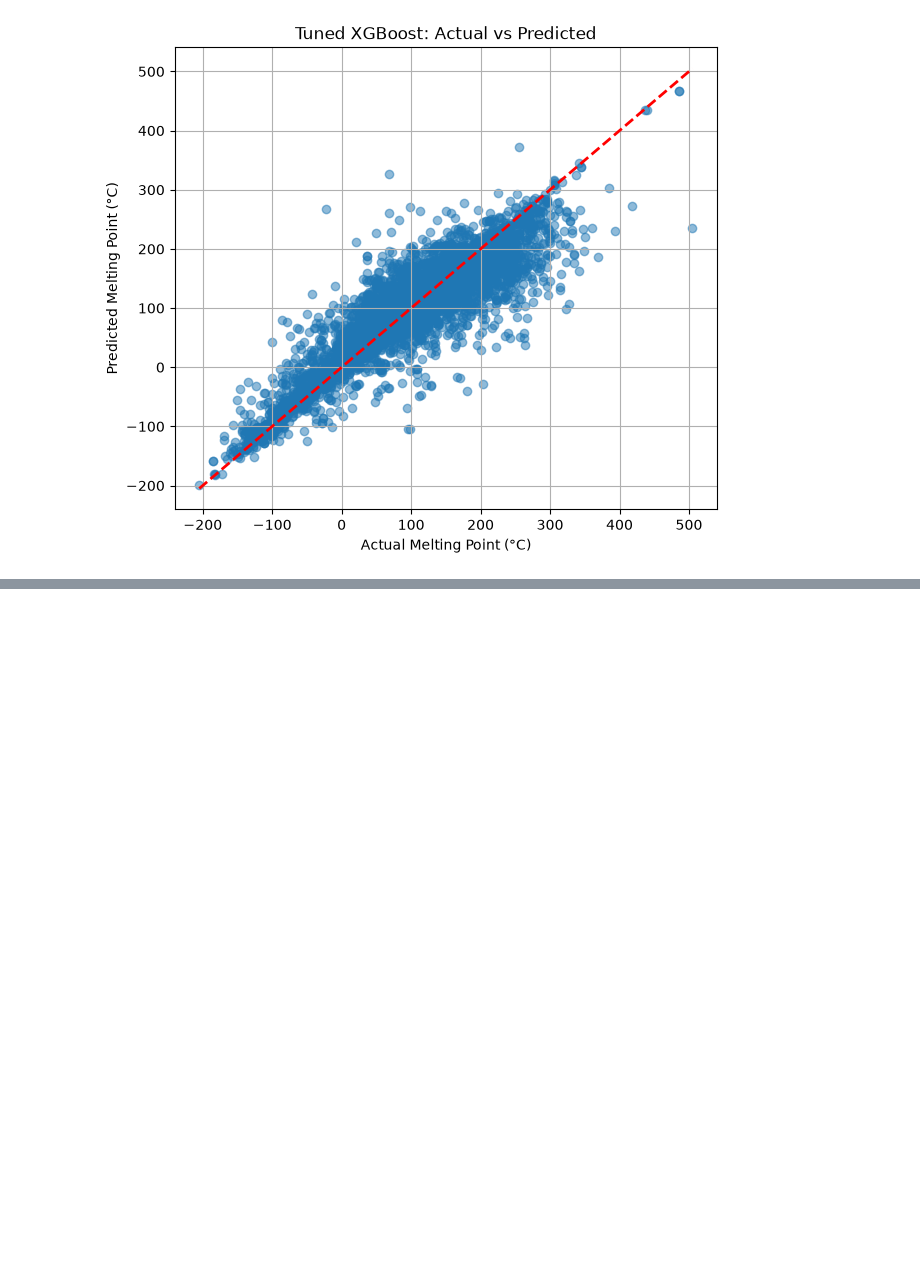
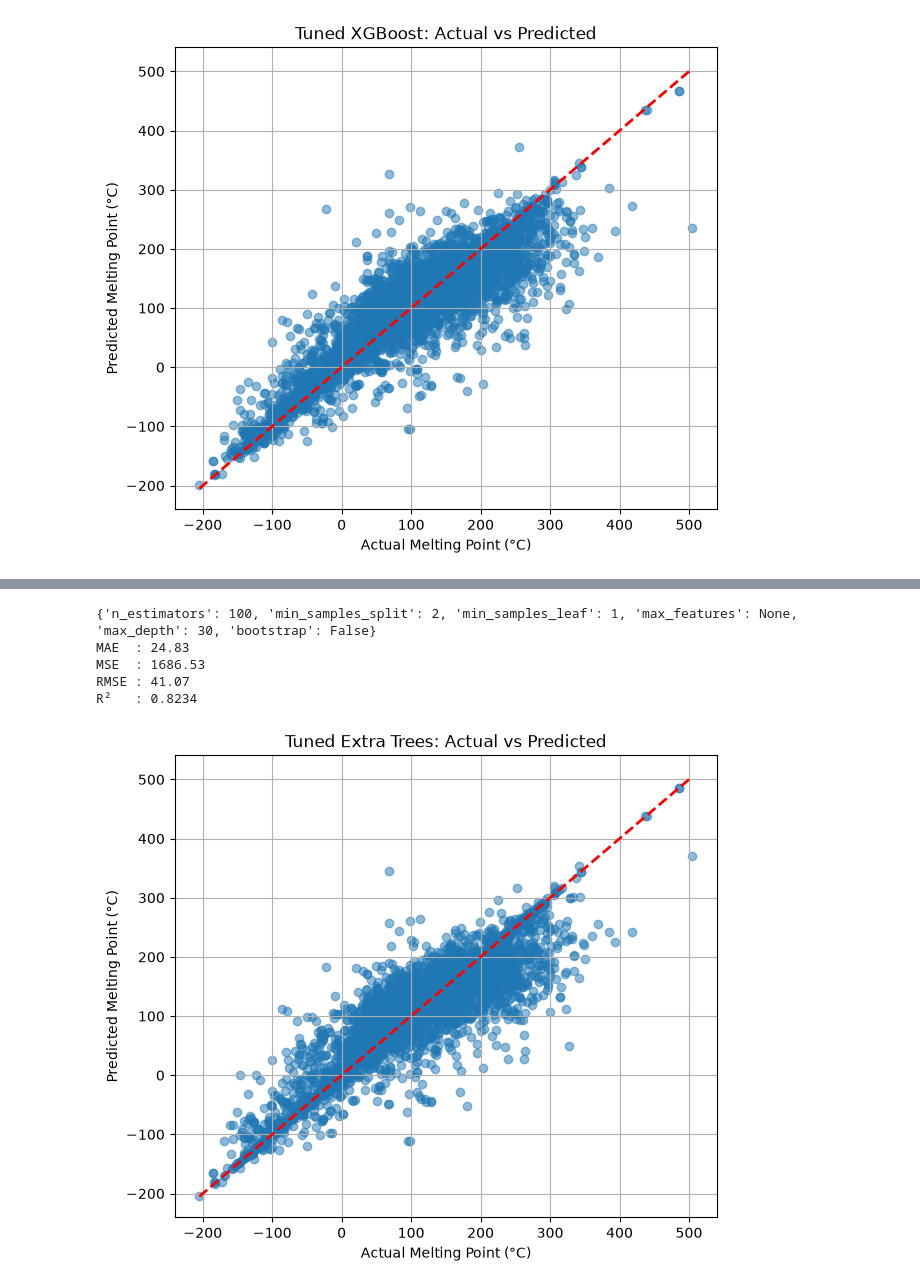
Before and after one commit to thedhawalpanchamiya/melting-point, a Jupyter notebook: melting-point.ipynb, the cells around one changed output, grey strips where cells are left out. Saved outputs shown, nothing was run; the diff lists cells and outputs as text; code cells hidden in the pictures; blank space fills up the shorter version.

Commit message:
Ectra tree and svm

```diff
--- a/melting-point.ipynb
+++ b/melting-point.ipynb
@@ -618,0 +666,27 @@ R²   : 0.8123
+# %%
+from sklearn.ensemble import ExtraTreesRegressor
+from sklearn.model_selection import RandomizedSearchCV
+
+et = ExtraTreesRegressor(random_state=42)
+
+et_param_dist = {
+    "n_estimators": [100, 200, 300, 500],
+    "max_depth": [10, 20, 30, None],
+    "min_samples_split": [2, 5, 10],
+    "min_samples_leaf": [1, 2, 4],
+    "max_features": ["sqrt", "log2", None],
+    "bootstrap": [True, False]
+}
+
+et_random = RandomizedSearchCV(
+    estimator=et,
+    param_distributions=et_param_dist,
+    n_iter=10,
+    cv=3,
+    scoring="r2",
+    random_state=42,
+    n_jobs=1,
+    verbose=2
+)
+
+et_random.fit(X_train, Y_train)
@@ -618,0 +720,16 @@ R²   : 0.8123
+# %%
+print(et_random.best_params_)
+
+best_et = et_random.best_estimator_
+
+y_pred_et = best_et.predict(X_test)
+
+tester(Y_test, y_pred_et)
+plotting(Y_test, y_pred_et, "Tuned Extra Trees")
+# %% [output]
+{'n_estimators': 100, 'min_samples_split': 2, 'min_samples_leaf': 1, 'max_features': None, 'max_depth': 30, 'bootstrap': False}
+MAE  : 24.83
+MSE  : 1686.53
+RMSE : 41.07
+R²   : 0.8234
+[figure, added]
```
Also changed, not shown: parts of 9 cells of this notebook.
